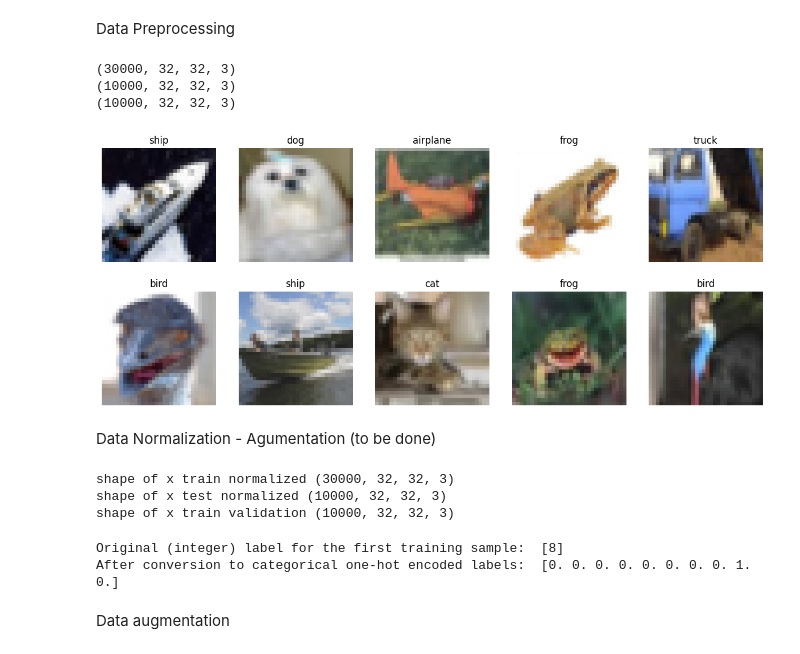
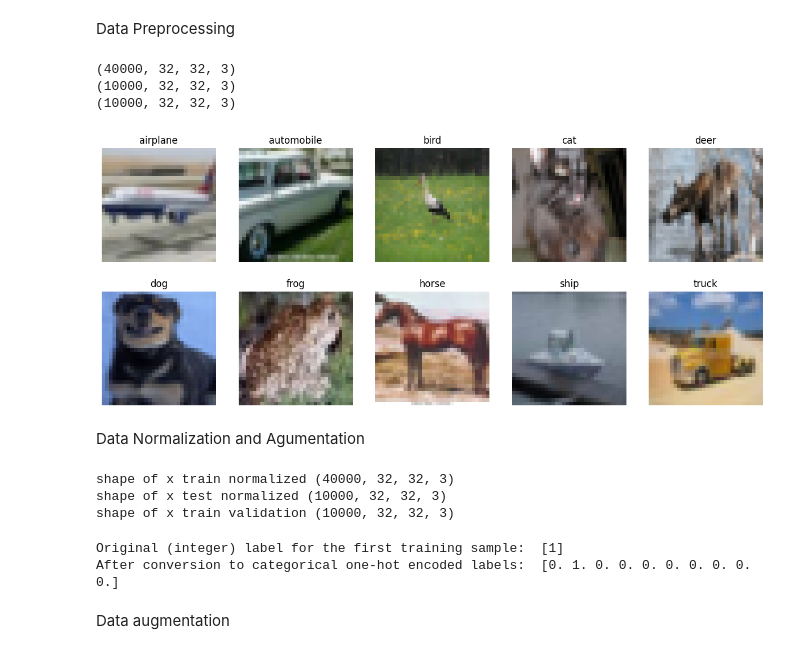
Before and after one commit to AnkitaSK/AB-Image-Classification, a Jupyter notebook: mainCIFAR10.ipynb, the cells around one changed output. Drawn from its saved outputs; the diff is of its cells as text; code cells hidden in the pictures.

```diff
--- a/mainCIFAR10.ipynb
+++ b/mainCIFAR10.ipynb
@@ -13,56 +14,63 @@ import tensorflow as tf
 # Load CIFAR-10 dataset
 (X_train, y_train), (X_test, y_test) = cifar10.load_data()
 # %%
-#assignig the to validation set
+
+# separating training and validation set
 X_valid = X_train[:10000]
+X_train = X_train[10000:]
+
 y_valid = y_train[:10000]
-
-#reassigning back to training set
-X_train = X_train[10000:]
 y_train = y_train[10000:]
 
 print(X_train.shape)
 print(X_valid.shape)
 print(X_test.shape)
 # %% [output]
-(30000, 32, 32, 3)
+(40000, 32, 32, 3)
 (10000, 32, 32, 3)
 (10000, 32, 32, 3)
 # %%
+
 #Visualize the images in CIFAR-10 dataset. Create a 10 x 10 plot showing 10 random samples from each class.
 
 class_names = ['airplane', 'automobile', 'bird', 'cat', 'deer', 'dog', 'frog', 'horse', 'ship', 'truck'] # Define the class names
 
-# Create a 2 x 5 plot of the first 10 images in the CIFAR-10 dataset
+# Create a 10x10 grid of plots to display the images and their labels
 fig, axes = plt.subplots(2, 5, figsize=(15, 6))
 # Flatten the axes into a 1D array
 axes = axes.flatten()
 
+# Set random seed for reproducibility
+np.random.seed(42)
 
-# Plot the first 10 images in the CIFAR-10 dataset
-for i in range(10):  # Loop through the first 10 images
-    axes[i].imshow(X_train[i])  # Display the image
-    class_label = class_names[y_train[i][0]]  # Get the class name for the label
-    axes[i].set_title(class_label)  # Set the title of the image
-    axes[i].axis('off')  # Turn off the axis
+# Loop through each class and select 10 random samples
+for class_index in range(10):
+    class_samples = np.where(y_train == class_index)[0]
+    random_sample = np.random.choice(class_samples, 1, replace=False)
+    sample_index = random_sample[0]
+    ax = axes[class_index]
+    ax.imshow(X_train[sample_index])
+    ax.set_title(class_names[class_index])
+    ax.axis('off')
 
-plt.show() # Display the plot
+
+plt.show()
 # %% [output]
-[figure, old version]
+[figure, new version]
 # %% [markdown]
-Data Normalization - Agumentation (to be done)
+Data Normalization and Agumentation
 # %%
 #normalize the data by dividing by 255 to scale the pixel values between 0 and 1
 
 X_train = X_train.astype('float32') / 255
 X_test = X_test.astype('float32') / 255
-X_valid = X_train_val.astype('float32') / 255
+X_valid = X_valid.astype('float32') / 255
 
 print('shape of x train normalized', X_train.shape)
 print('shape of x test normalized', X_test.shape)
-print('shape of x train validation', X_train_val.shape)
+print('shape of x train validation', X_valid.shape)
 # %% [output]
-shape of x train normalized (30000, 32, 32, 3)
+shape of x train normalized (40000, 32, 32, 3)
 shape of x test normalized (10000, 32, 32, 3)
 shape of x train validation (10000, 32, 32, 3)
 # %%
@@ -74,11 +82,11 @@ print('Original (integer) label for the first training sample: ', y_train[0])
 # Convert the labels to one-hot encoded form.
 y_train = to_categorical(y_train, num_classes=10)
 y_test = to_categorical(y_test, num_classes=10)
-y_train_val = to_categorical(y_train_val, num_classes=10)
+y_valid = to_categorical(y_valid, num_classes=10)
 
 print('After conversion to categorical one-hot encoded labels: ', y_train[0])
 # %% [output]
-Original (integer) label for the first training sample:  [8]
-After conversion to categorical one-hot encoded labels:  [0. 0. 0. 0. 0. 0. 0. 0. 1. 0.]
+Original (integer) label for the first training sample:  [1]
+After conversion to categorical one-hot encoded labels:  [0. 1. 0. 0. 0. 0. 0. 0. 0. 0.]
 # %% [markdown]
 Data augmentation
```
Also changed, not shown: parts of 17 cells of this notebook.
